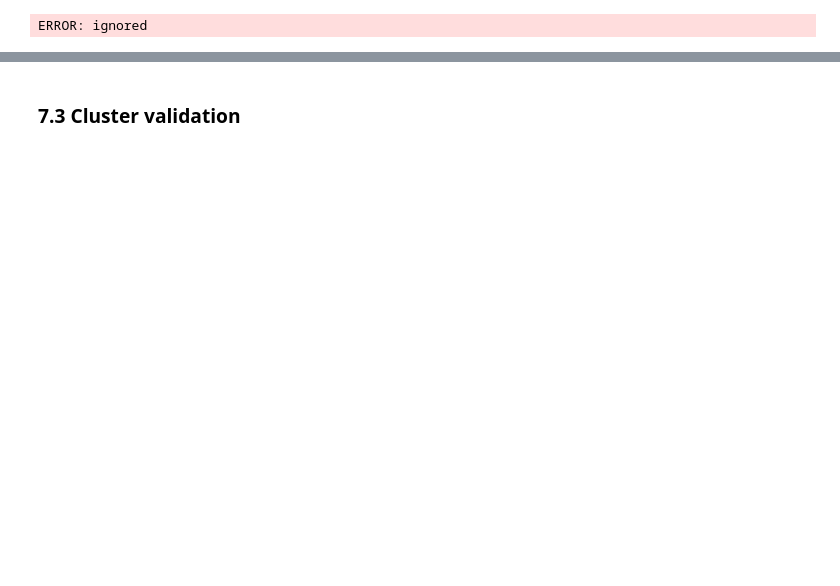
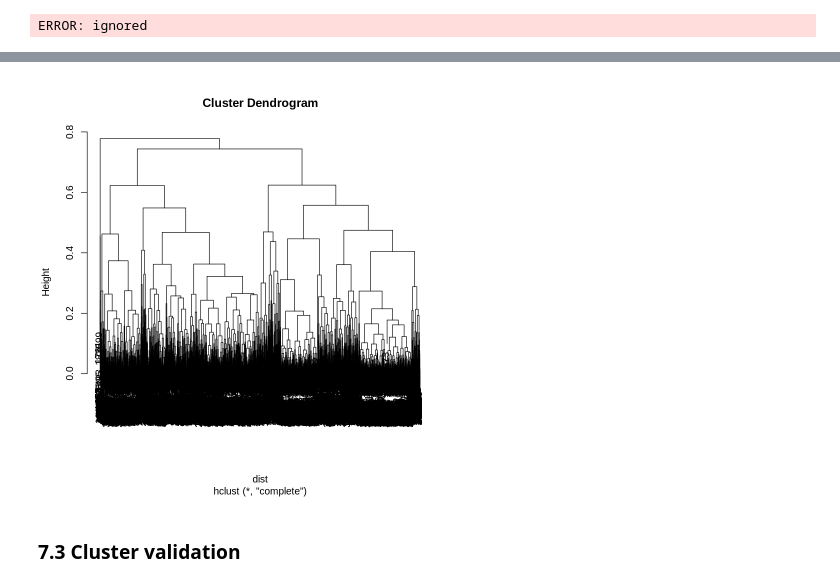
Before and after one commit to biagio-incardona/biagio-incardona.github.io, a Jupyter notebook: Report_Incardona_Biagio.ipynb, the cells around one changed output, grey strips where cells are left out. Saved outputs shown, nothing was run; the diff lists cells and outputs as text; code cells hidden in the pictures; blank space fills up the shorter version.

```diff
--- a/Report_Incardona_Biagio.ipynb
+++ b/Report_Incardona_Biagio.ipynb
@@ -1203,3 +1261,8 @@ myClValid::optimalScores(clvalid)
+# %%
+asd <- hclust(d = dist)
+plot(asd)
+# %% [output]
+[figure, added]
 # %%
 insurance.data <- read.csv("Healt_Insurance.csv")
 insurance.data$Driving_License <- as.factor(ifelse(insurance.data$Driving_License == 1, "Yes", "No"))
```
Also changed, not shown: parts of 16 cells of this notebook.
